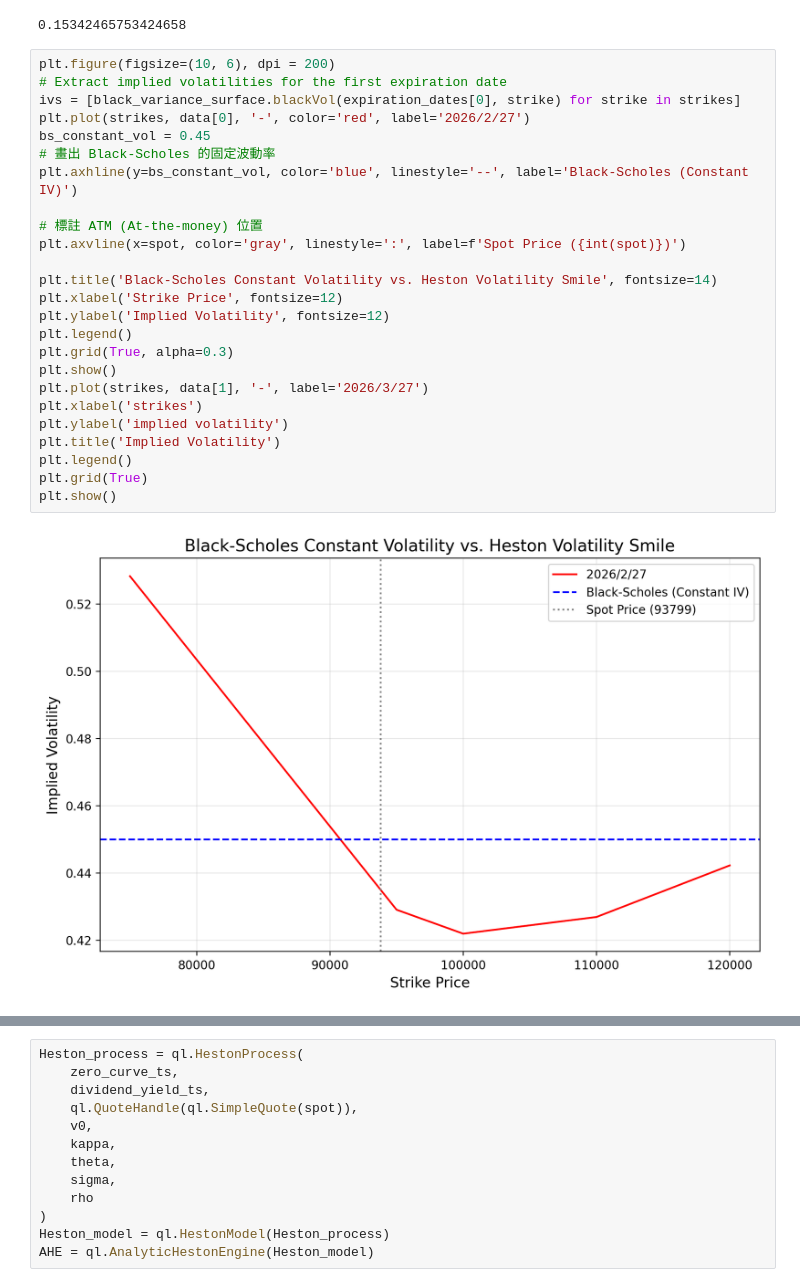
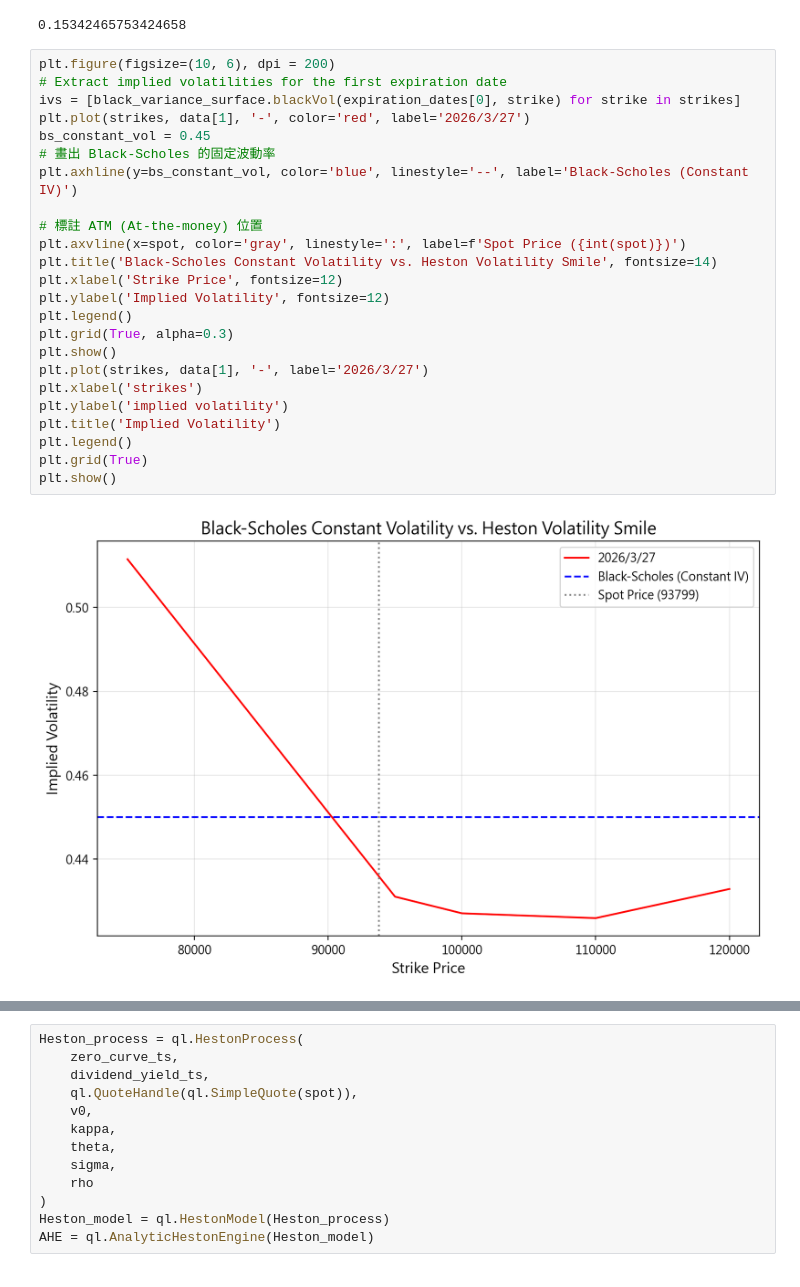
Before and after one commit to Jeremy0827/finance_project, a Jupyter notebook: HSM+Calibration.ipynb, the cells around one changed output, grey strips where cells are left out. Saved outputs shown, nothing was run; the diff lists cells and outputs as text.

```diff
--- a/HSM+Calibration.ipynb
+++ b/HSM+Calibration.ipynb
@@ -124,27 +113,26 @@ print(ql.Actual365Fixed().yearFraction(calculation_date, expiration_dates[0]))
 # %%
 plt.figure(figsize=(10, 6), dpi = 200)
 # Extract implied volatilities for the first expiration date
 ivs = [black_variance_surface.blackVol(expiration_dates[0], strike) for strike in strikes]
-plt.plot(strikes, data[0], '-', color='red', label='2026/2/27')
+plt.plot(strikes, data[1], '-', color='red', label='2026/3/27')
 bs_constant_vol = 0.45
 # 畫出 Black-Scholes 的固定波動率
 plt.axhline(y=bs_constant_vol, color='blue', linestyle='--', label='Black-Scholes (Constant IV)')
 
 # 標註 ATM (At-the-money) 位置
 plt.axvline(x=spot, color='gray', linestyle=':', label=f'Spot Price ({int(spot)})')
-
 plt.title('Black-Scholes Constant Volatility vs. Heston Volatility Smile', fontsize=14)
 plt.xlabel('Strike Price', fontsize=12)
 plt.ylabel('Implied Volatility', fontsize=12)
 plt.legend()
 plt.grid(True, alpha=0.3)
 plt.show()
 plt.plot(strikes, data[1], '-', label='2026/3/27')
 plt.xlabel('strikes')
 plt.ylabel('implied volatility')
 plt.title('Implied Volatility')
 plt.legend()
 plt.grid(True)
 plt.show()
 # %% [output]
-[figure, old version]
+[figure, new version]
```
Also changed, not shown: parts of 12 cells of this notebook, 1 other file.
